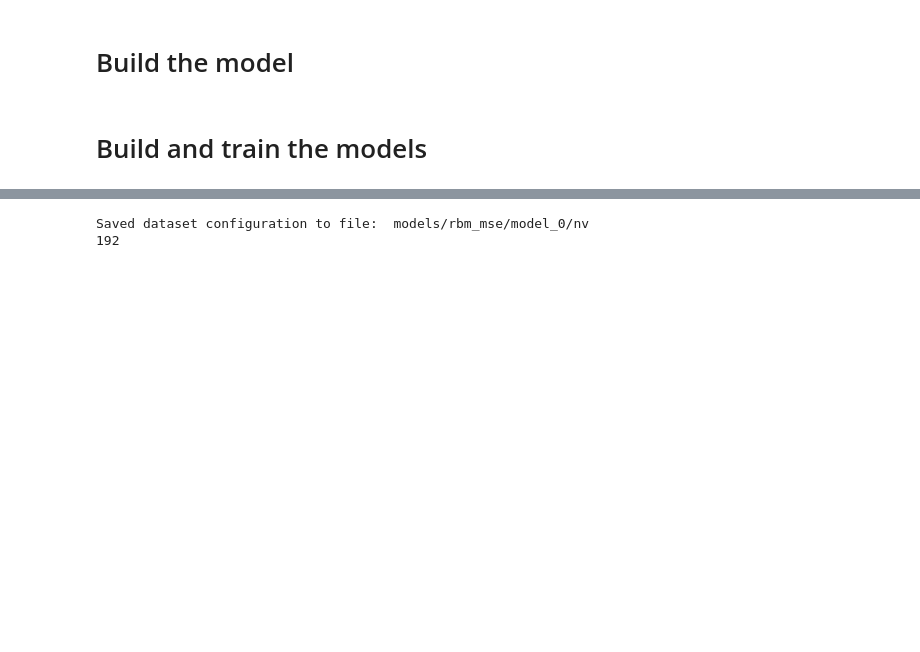
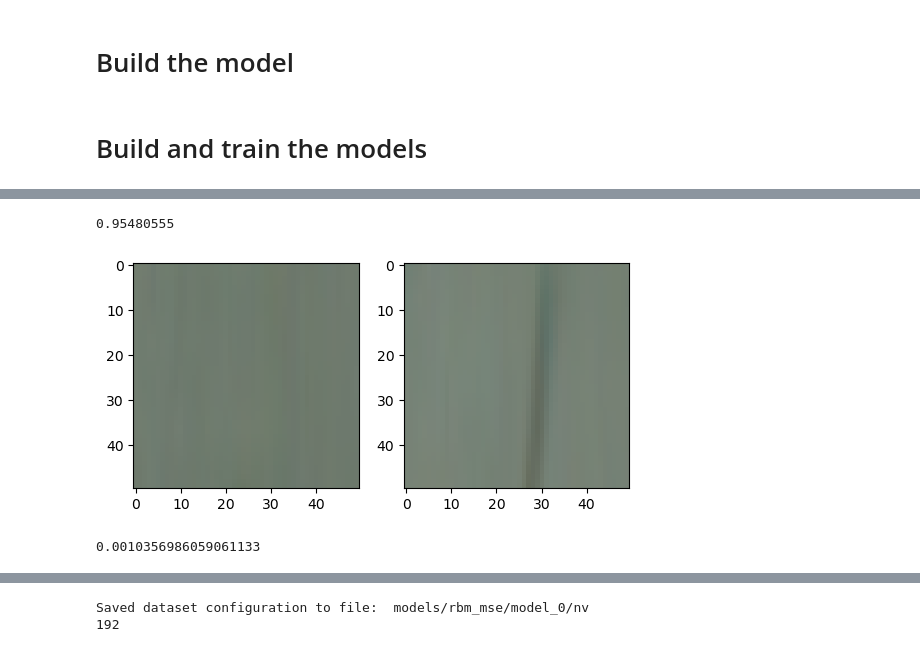
Before and after one commit to keresztesbeata/Unexpected-Obstacle-Detection, a Jupyter notebook: Simple_RBM.ipynb, the cells around one changed output, grey strips where cells are left out. Saved outputs shown, nothing was run; the diff lists cells and outputs as text; code cells hidden in the pictures; blank space fills up the shorter version.

```diff
--- a/Simple_RBM.ipynb
+++ b/Simple_RBM.ipynb
@@ -748,0 +769,17 @@ Epoch:  0 , train loss: 0.5059726455317742
+# %%
+it = x_test.as_numpy_iterator()
+a = it.next()
+b = it.next()
+(score, heatmap) = structural_similarity(a[0], b[0], channel_axis=2, full=True)
+# %%
+print(score)
+# %% [output]
+0.95480555
+# %%
+model_a.show_image_pair(a[0], b[0])
+# %% [output]
+[figure, added]
+# %%
+mean_squared_error(a[0], b[0])
+# %% [output]
+0.0010356986059061133
```
Also changed, not shown: parts of 24 cells of this notebook.
